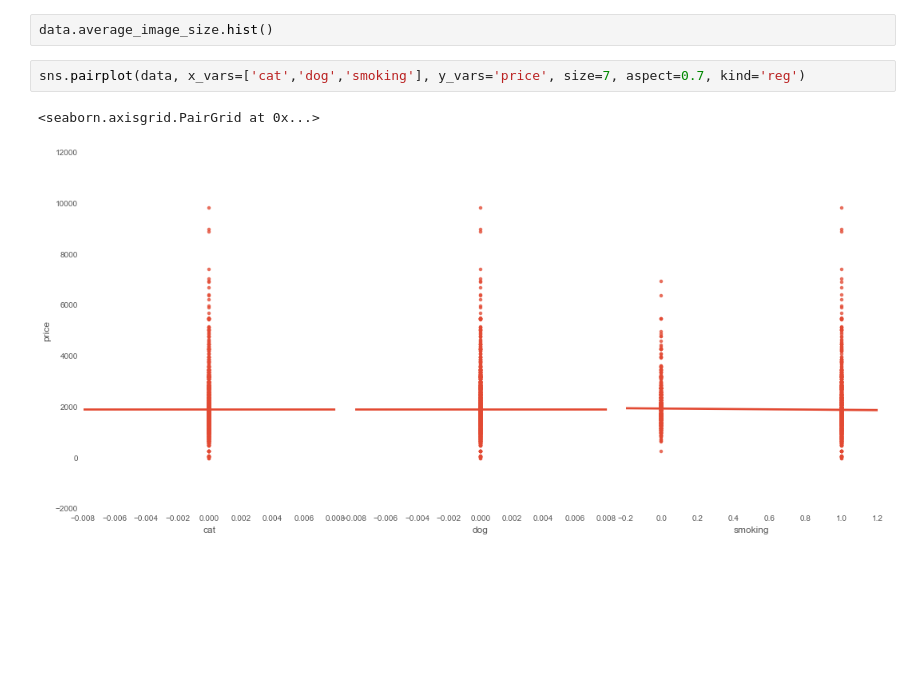
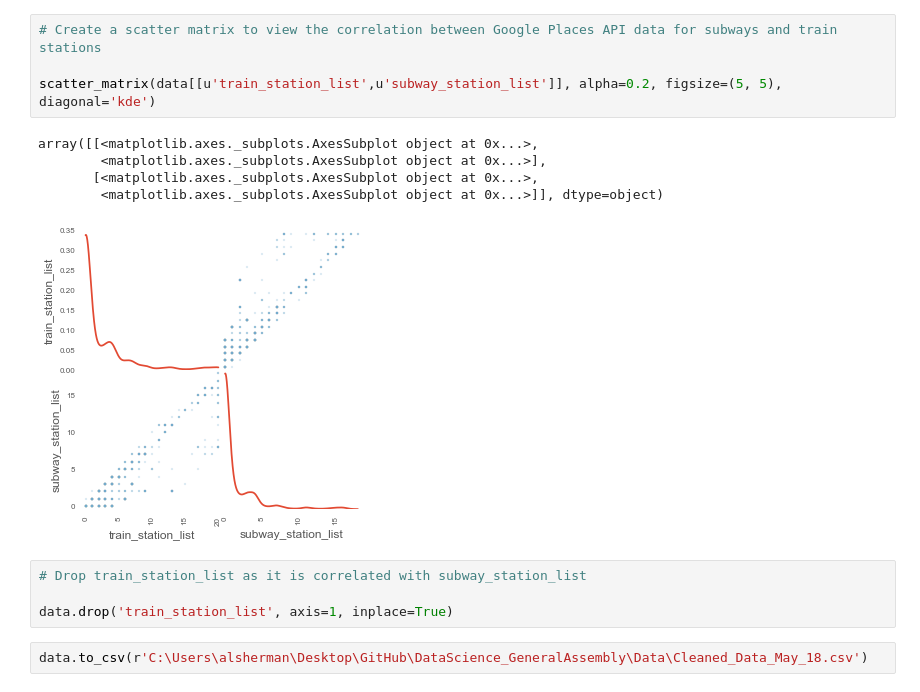
Before and after one commit to Alexjmsherman/General_Assembly_Final_Project, a Jupyter notebook: Final_Project/4. Final_Project_Data_Visualization.ipynb, the cells around one changed output. Cells and saved outputs as stored; diff of their text form; blank space fills up the shorter version.

```diff
--- a/Final_Project/4. Final_Project_Data_Visualization.ipynb
+++ b/Final_Project/4. Final_Project_Data_Visualization.ipynb
@@ -230,7 +96,16 @@ data.plot(kind='scatter', x='price', y='image_number', alpha=0.1)
-# %%
-data.average_image_size.hist()
-# %%
-sns.pairplot(data, x_vars=['cat','dog','smoking'], y_vars='price', size=7, aspect=0.7, kind='reg')
-# %% [output]
-<seaborn.axisgrid.PairGrid at 0x...>
-[figure, removed]
+# %%
+# Create a scatter matrix to view the correlation between Google Places API data for subways and train stations
+
+scatter_matrix(data[[u'train_station_list',u'subway_station_list']], alpha=0.2, figsize=(5, 5), diagonal='kde')
+# %% [output]
+array([[<matplotlib.axes._subplots.AxesSubplot object at 0x...>,
+        <matplotlib.axes._subplots.AxesSubplot object at 0x...>],
+       [<matplotlib.axes._subplots.AxesSubplot object at 0x...>,
+        <matplotlib.axes._subplots.AxesSubplot object at 0x...>]], dtype=object)
+[figure, added]
+# %%
+# Drop train_station_list as it is correlated with subway_station_list
+
+data.drop('train_station_list', axis=1, inplace=True)
+# %%
+data.to_csv(r'C:\Users\alsherman\Desktop\GitHub\DataScience_GeneralAssembly\Data\Cleaned_Data_May_18.csv')
```
Also changed, not shown: parts of 30 cells of this notebook, 2 other files.
